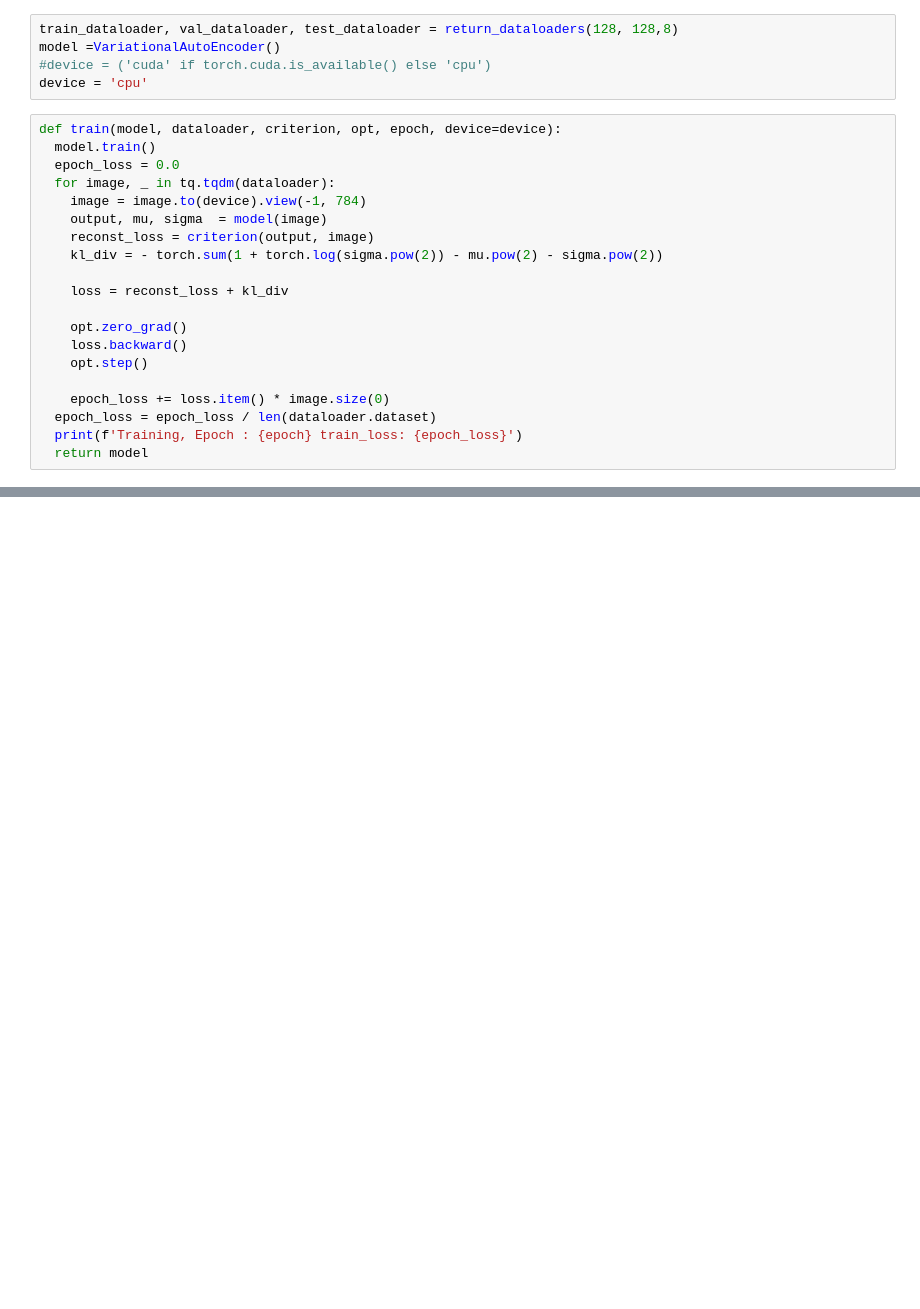
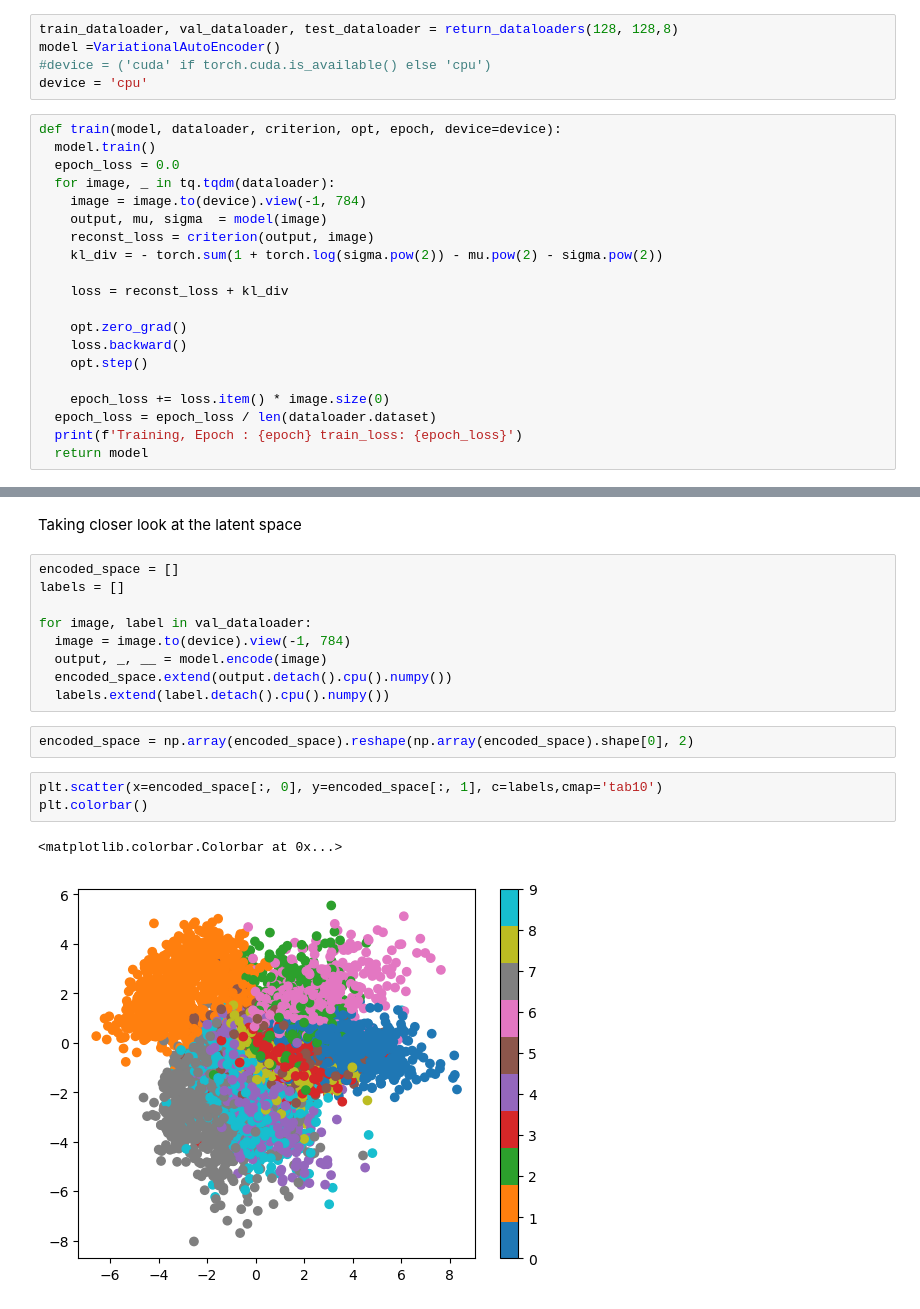
Before and after one commit to JRogul/MachineLearning, a Jupyter notebook: computer_vision/auteencoders/src/variational_autoencoders.ipynb, the cells around one changed output, grey strips where cells are left out. Cells and saved outputs as stored; diff of their text form; blank space fills up the shorter version.

```diff
--- a/computer_vision/auteencoders/src/variational_autoencoders.ipynb
+++ b/computer_vision/auteencoders/src/variational_autoencoders.ipynb
@@ -47,0 +79,19 @@ Training, Epoch : 3 train_loss: 26335.751840625
+# %% [markdown]
+Taking closer look at the latent space
+# %%
+encoded_space = []
+labels = []
+
+for image, label in val_dataloader:
+  image = image.to(device).view(-1, 784)
+  output, _, __ = model.encode(image)
+  encoded_space.extend(output.detach().cpu().numpy())
+  labels.extend(label.detach().cpu().numpy())
+# %%
+encoded_space = np.array(encoded_space).reshape(np.array(encoded_space).shape[0], 2)
+# %%
+plt.scatter(x=encoded_space[:, 0], y=encoded_space[:, 1], c=labels,cmap='tab10')
+plt.colorbar()
+# %% [output]
+<matplotlib.colorbar.Colorbar at 0x...>
+[figure, added]
```
Also changed, not shown: parts of 4 cells of this notebook, 2 other files.
